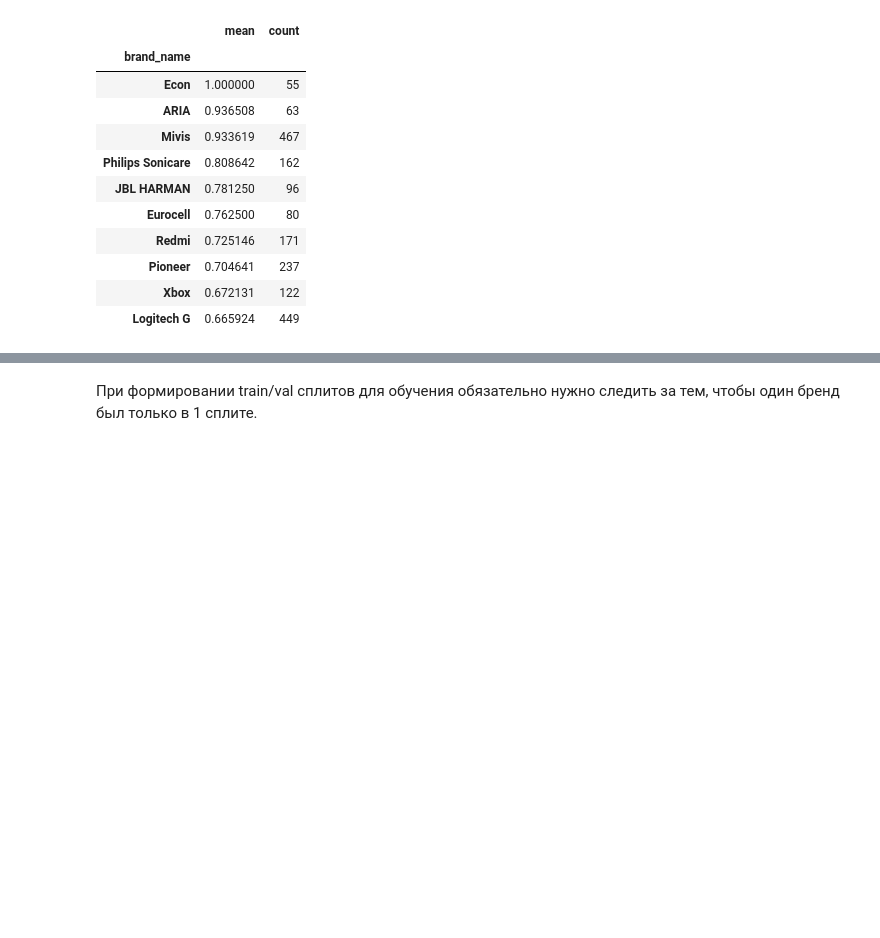
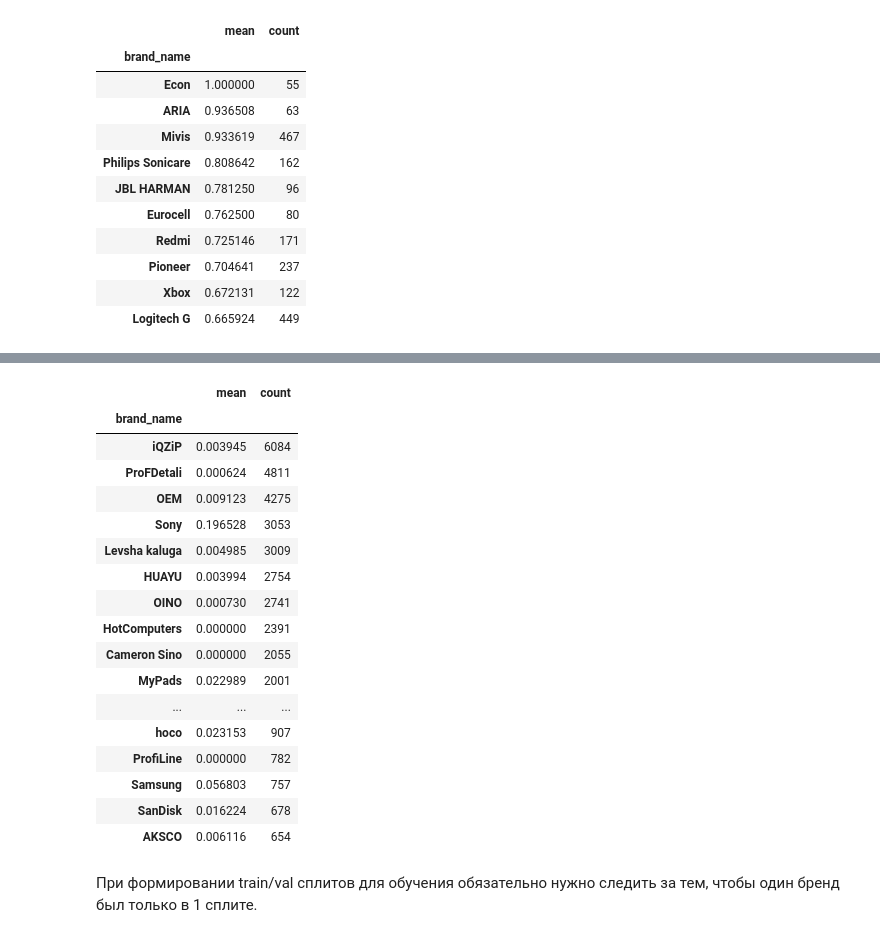
Before and after one commit to Closing-AI/ozon-e-cup-2025, a Jupyter notebook: notebooks/splits/splits.ipynb, the cells around one changed output, grey strips where cells are left out. Saved outputs shown, nothing was run; the diff lists cells and outputs as text; code cells hidden in the pictures; blank space fills up the shorter version.

```diff
--- a/notebooks/splits/splits.ipynb
+++ b/notebooks/splits/splits.ipynb
@@ -66,3 +94,24 @@ bn_train_target_stats[bn_train_target_stats["count"] > 50].sort_values("mean", a
+# %%
+bn_train_target_stats[bn_train_target_stats["count"] > 50].sort_values("count", ascending=False).head(25)
+# %% [output]
+|  | mean | count |
+| brand_name |  |  |
+| iQZiP | 0.003945 | 6084 |
+| ProFDetali | 0.000624 | 4811 |
+| OEM | 0.009123 | 4275 |
+| Sony | 0.196528 | 3053 |
+| Levsha kaluga | 0.004985 | 3009 |
+| HUAYU | 0.003994 | 2754 |
+| OINO | 0.000730 | 2741 |
+| HotComputers | 0.000000 | 2391 |
+| Cameron Sino | 0.000000 | 2055 |
+| MyPads | 0.022989 | 2001 |
+| ... | ... | ... |
+| hoco | 0.023153 | 907 |
+| ProfiLine | 0.000000 | 782 |
+| Samsung | 0.056803 | 757 |
+| SanDisk | 0.016224 | 678 |
+| AKSCO | 0.006116 | 654 |
 # %% [markdown]
 При формировании train/val сплитов для обучения обязательно нужно следить за тем, чтобы один бренд был только в 1 сплите.
 # %% [markdown]
```
Also changed, not shown: parts of 15 cells of this notebook, 2 other files.
